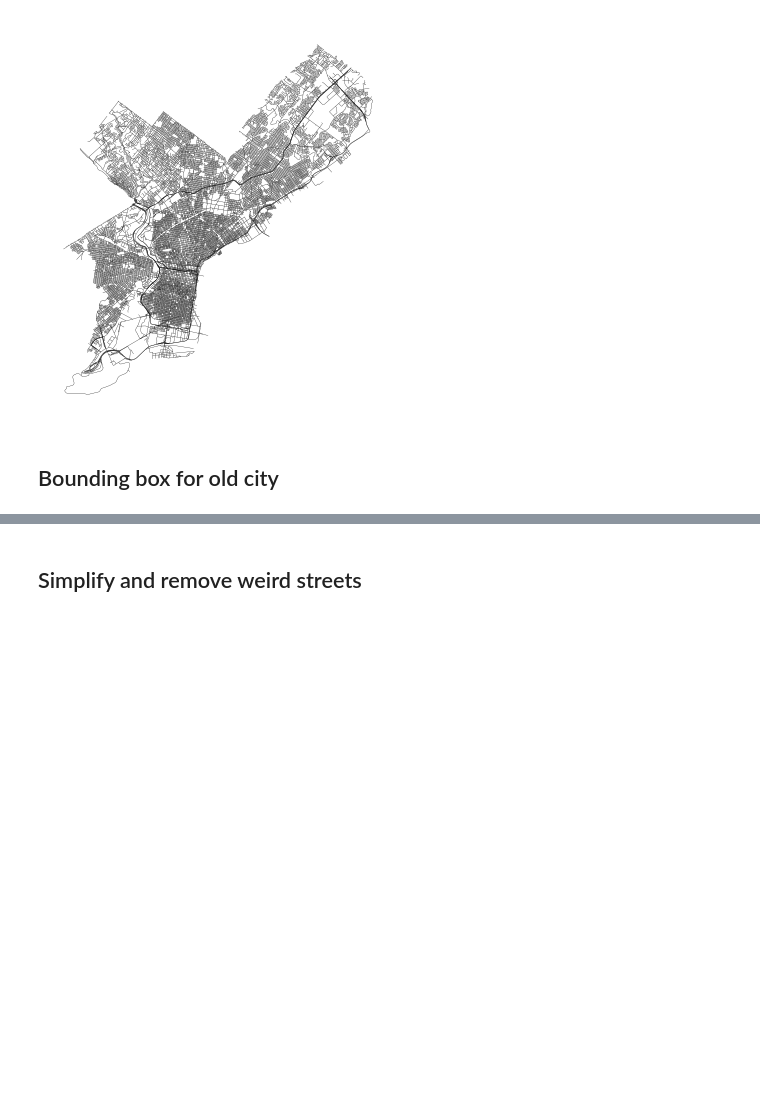
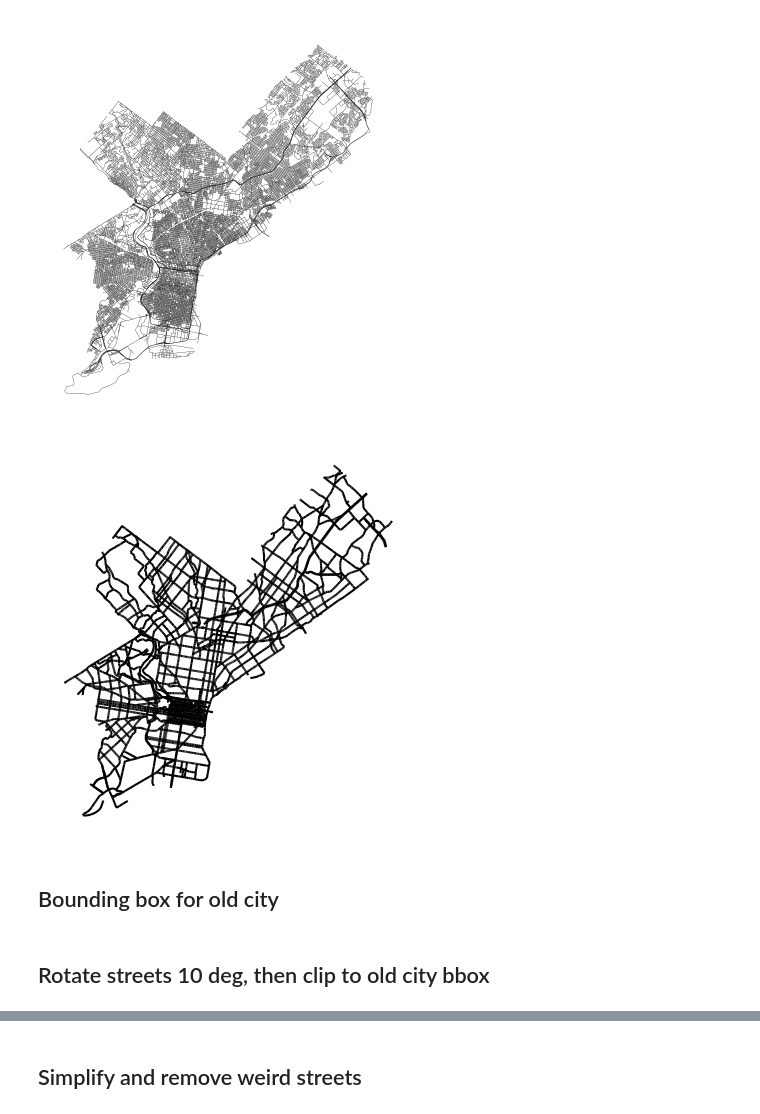
Before and after one commit to Watts-Lab/nomad, a Jupyter notebook: examples/research/virtual_philly.ipynb, the cells around one changed output, grey strips where cells are left out. Saved outputs shown, nothing was run; the diff lists cells and outputs as text; code cells hidden in the pictures; blank space fills up the shorter version.

```diff
--- a/examples/research/virtual_philly.ipynb
+++ b/examples/research/virtual_philly.ipynb
@@ -130,6 +130,9 @@ def simplify_streets(
 # %%
 streets = gpd.read_file("philly_streets.geojson").to_crs("EPSG:3857")
 streets_granular = gpd.read_file("philly_streets_granular.geojson").to_crs("EPSG:3857")
+# %%
+streets = gpd.read_file("philly_streets.geojson").to_crs("EPSG:3857")
+streets_granular = gpd.read_file("philly_streets_granular.geojson").to_crs("EPSG:3857")
 # %%
 fig, ax = plt.subplots(figsize=(5,5))
 ax.set_axis_off()
@@ -138,6 +141,14 @@ streets_granular.plot(ax=ax, edgecolor="black", linewidth=0.2)
 plt.show()
 # %% [output]
 [figure]
+# %%
+fig, ax = plt.subplots(figsize=(5,5))
+ax.set_axis_off()
+
+streets.plot(ax=ax, edgecolor="black")
+plt.show()
+# %% [output]
+[figure, added]
 # %% [markdown]
 ## Bounding box for old city
 # %%
@@ -145,0 +160,2 @@ old_city = gpd.GeoSeries([bbox], crs="EPSG:4326").to_crs("EPSG:3857").iloc[0]
+# %% [markdown]
+## Rotate streets 10 deg, then clip to old city bbox
```
Also changed, not shown: parts of 11 cells of this notebook, 14 other files.
